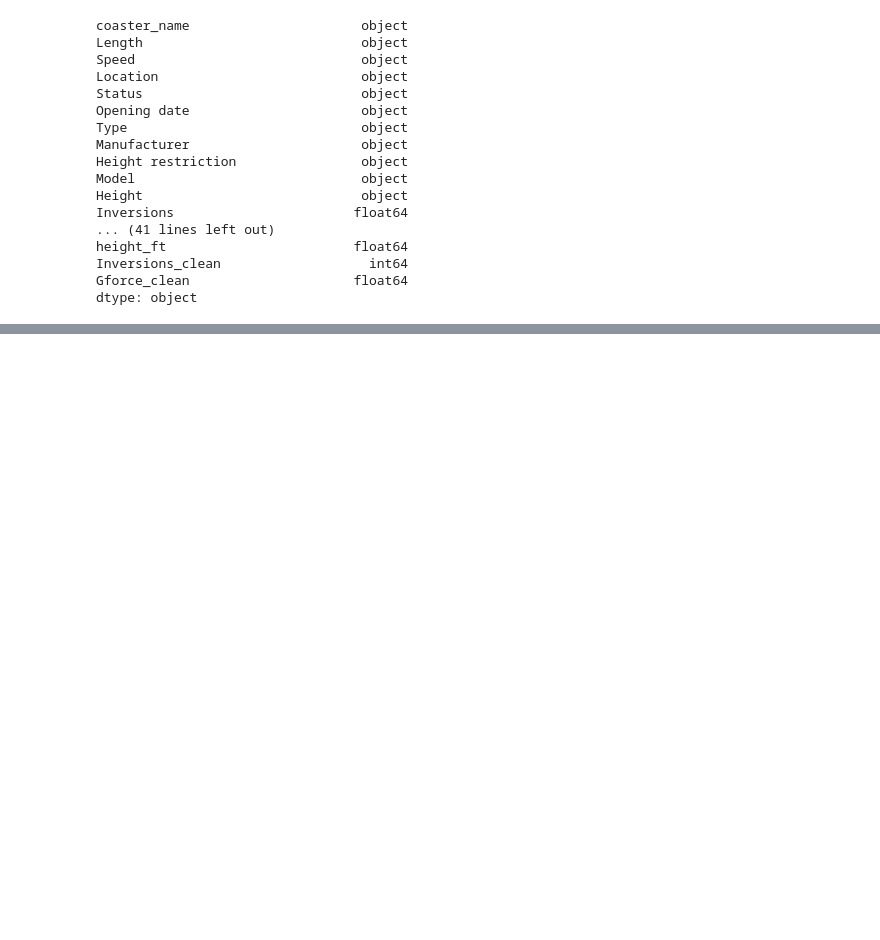
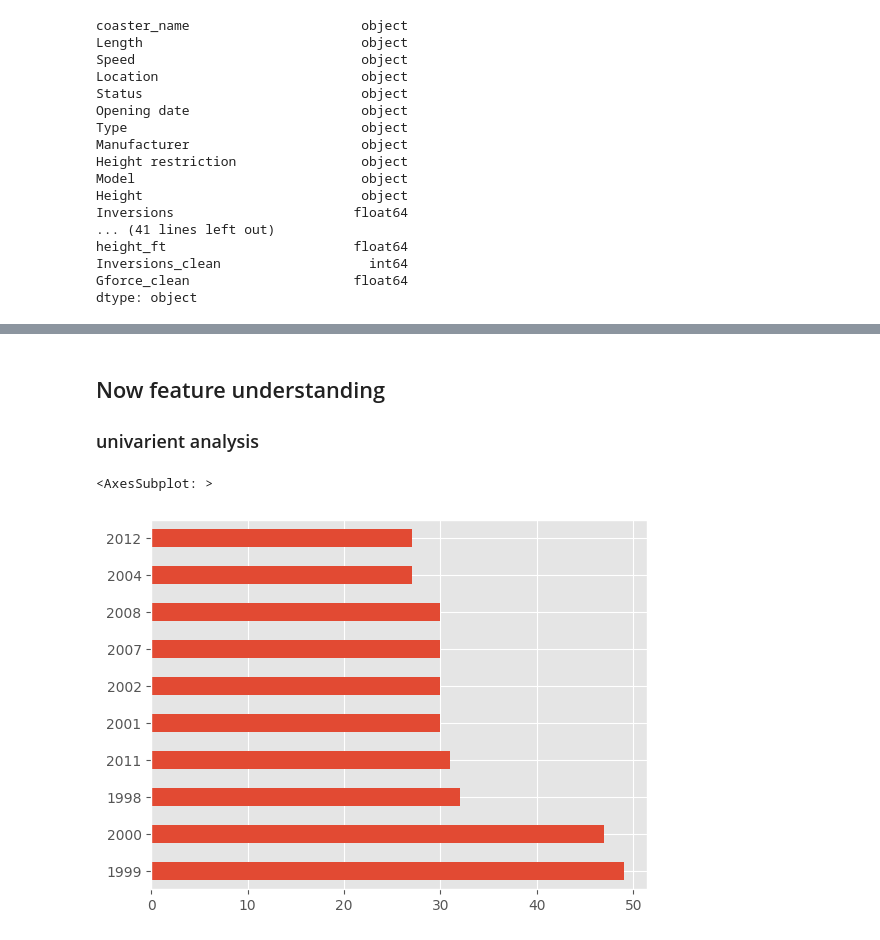
Before and after one commit to Darklaneanjana/ML_DL, a Jupyter notebook: learn/Exploratory Data Analysis/Exploratory_Data_Analysis.ipynb, the cells around one changed output, grey strips where cells are left out. Saved outputs shown, nothing was run; the diff lists cells and outputs as text; code cells hidden in the pictures; blank space fills up the shorter version.

```diff
--- a/learn/Exploratory Data Analysis/Exploratory_Data_Analysis.ipynb
+++ b/learn/Exploratory Data Analysis/Exploratory_Data_Analysis.ipynb
@@ -99,0 +129,8 @@ df
+# %% [markdown]
+## Now feature understanding
+### univarient analysis
+# %%
+df['Year_Introduced'].value_counts().head(10).plot(kind= 'barh', title='Top Years')
+# %% [output]
+<AxesSubplot: >
+[figure, added]
```
Also changed, not shown: parts of 6 cells of this notebook, 1 other file.
